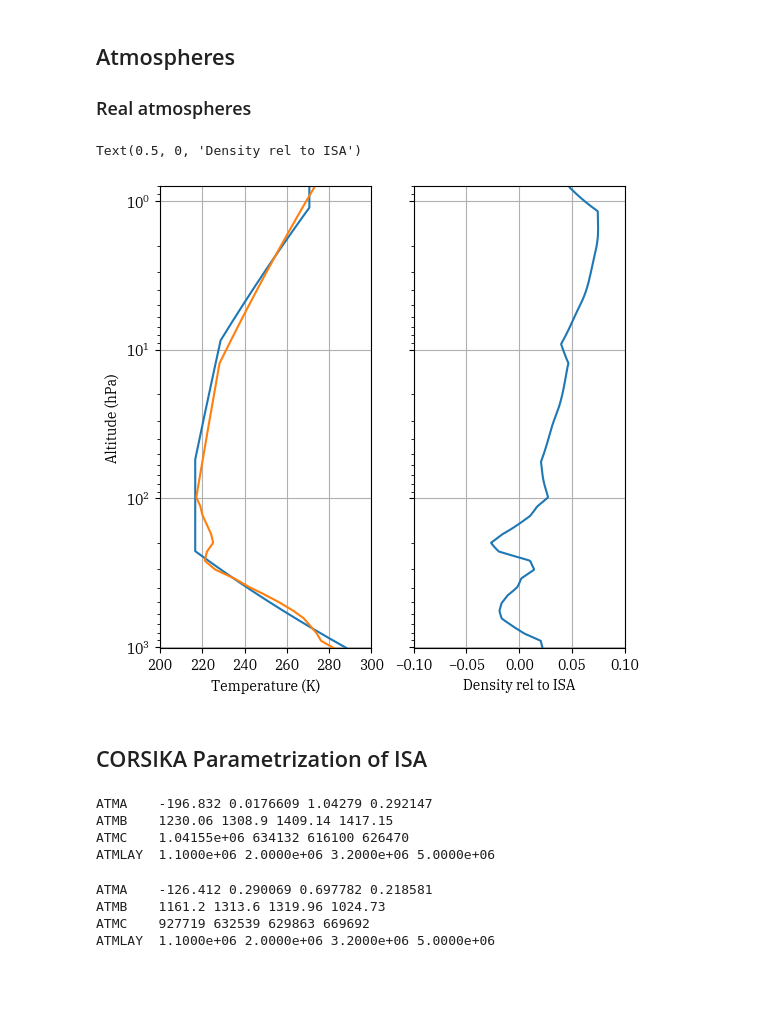
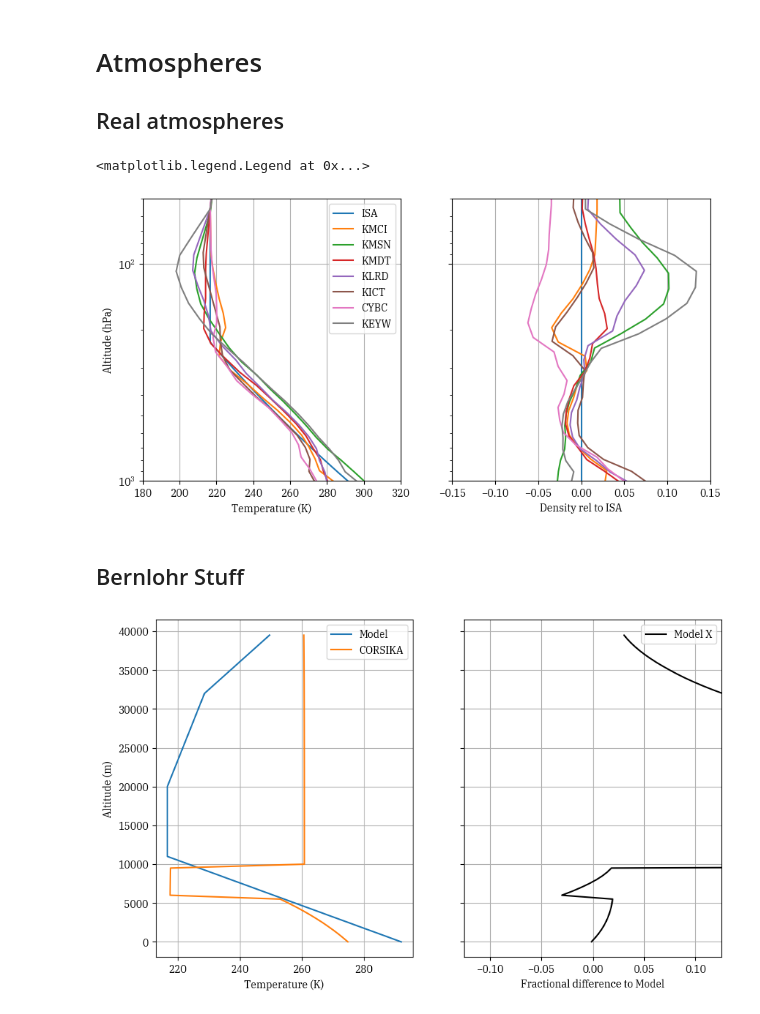
Before and after one commit to navigationis/corsicast, a Jupyter notebook: corsika_test.ipynb, the cells around one changed output. Cells and saved outputs as stored; diff of their text form; code cells hidden in the pictures; blank space fills up the shorter version.

```diff
--- a/corsika_test.ipynb
+++ b/corsika_test.ipynb
@@ -53,4 +12,4 @@ plt.axis((-100, 100, -100, 100))
 # %% [markdown]
-## Atmospheres
+# Atmospheres
 
-### Real atmospheres
+## Real atmospheres
@@ -91,39 +105,21 @@ isa = corsika.ISA()
 # %%
-fix, (axT, axD) = plt.subplots(1, 2, figsize=(6,6), sharey=True)
-axT.semilogy(isa.temperature(isa.h), isa.pressure / 100)
-axT.semilogy(mci.temperature(mci.h), mci.pressure / 100)
-axT.axis((200, 300, 1020, 0.8))
+fig, (axT, axD) = plt.subplots(1, 2, figsize=(10,5), sharey=True)
+
 axT.set_xlabel('Temperature (K)')
 axT.set_ylabel('Altitude (hPa)')
+formats = ("k-", "b")
+for bern, st_id, dt, desc, a in atms:
+    axT.semilogy(a.temperature(a.h), a.pressure/100, label=st_id)
 
-relD = (mci.density - isa.density) / isa.density
-axD.semilogy(relD, mci.pressure / 100)
-axD.axis((-0.1, 0.1, 1020, 0.8))
-axD.set_xlabel('Density rel to ISA')
+    relD = (a.density - isa.density) / isa.density
+    axD.semilogy(relD, a.pressure / 100)
+    axD.set_xlim(-0.15, 0.15)
+    axD.set_xlabel('Density rel to ISA')
+
+axT.axis((180, 320, 1000, 50))
+axT.legend()
 # %% [output]
-Text(0.5, 0, 'Density rel to ISA')
+<matplotlib.legend.Legend at 0x...>
-[figure, old version]
+[figure, new version]
-# %% [markdown]
-## CORSIKA Parametrization of ISA
-# %%
-corISA = corsika.CORSIKAAtmosphere.fitToAtmosphere(corsika.ISA(h=np.array((0, 11000, 20000, 32000, 50000), 'd')))
-print (corISA.ATMA)
-print (corISA.ATMB)
-print (corISA.ATMC)
-print (corISA.ATMLAY)
-# %% [output]
-ATMA    -196.832 0.0176609 1.04279 0.292147
-ATMB    1230.06 1308.9 1409.14 1417.15
-ATMC    1.04155e+06 634132 616100 626470
-ATMLAY  1.1000e+06 2.0000e+06 3.2000e+06 5.0000e+06
-# %%
-corISA.improveFit(corsika.ISA(h=np.arange(0, 50000, 500)))
-print (corISA.ATMA)
-print (corISA.ATMB)
-print (corISA.ATMC)
-print (corISA.ATMLAY)
-# %% [output]
-ATMA    -126.412 0.290069 0.697782 0.218581
-ATMB    1161.2 1313.6 1319.96 1024.73
-ATMC    927719 632539 629863 669692
-ATMLAY  1.1000e+06 2.0000e+06 3.2000e+06 5.0000e+06
+# %% [markdown]
+## Bernlohr Stuff
@@ -129,0 +181,6 @@ ATMLAY  1.1000e+06 2.0000e+06 3.2000e+06 5.0000e+06
+# %%
+h = np.arange(0, 40000, 500)
+isa.h = h
+InspectModelFit(h, isa, bernISA)
+# %% [output]
+[figure, added]
```
Also changed, not shown: parts of 23 cells of this notebook, 3 other files.
